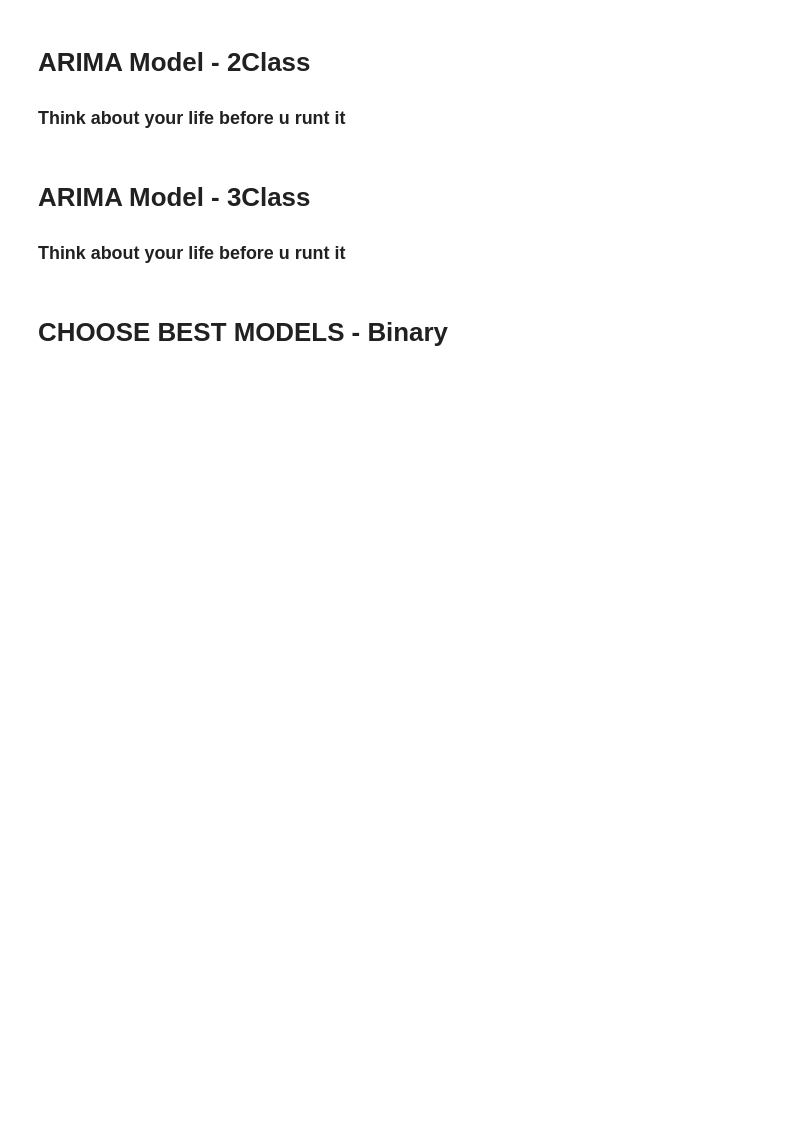
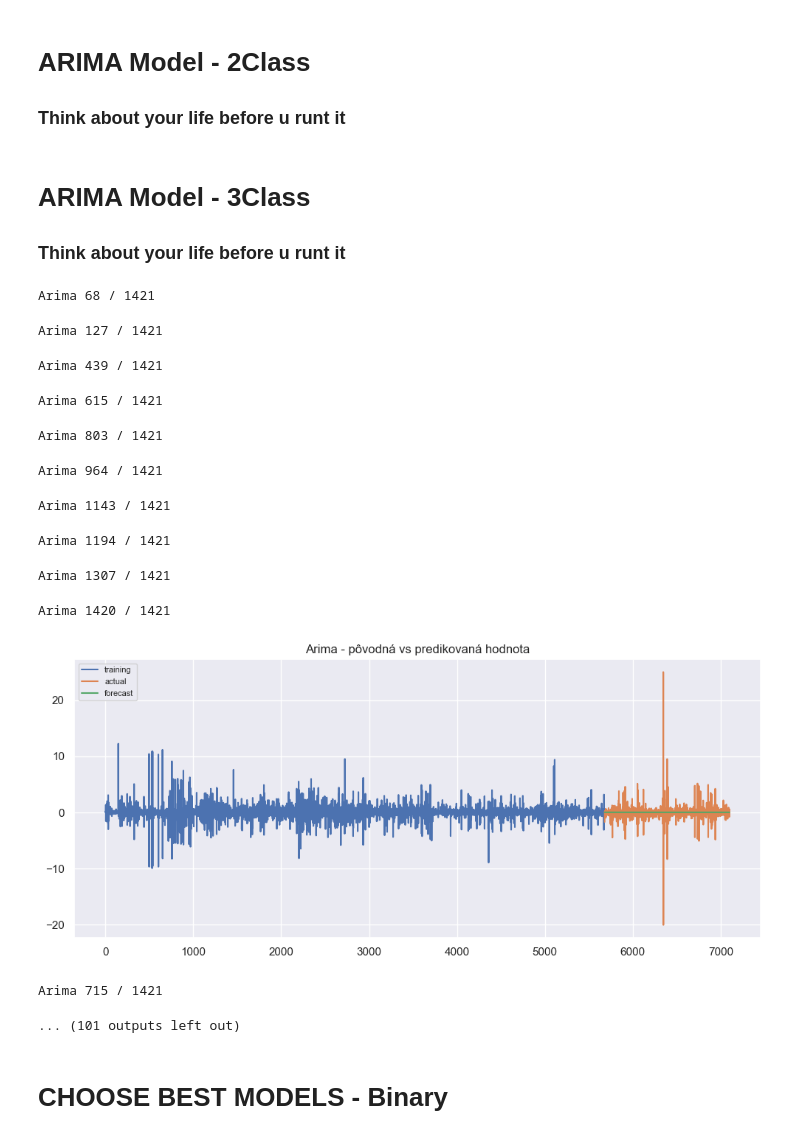
Before and after one commit to KrizanPeter/DP3_Repo, a Jupyter notebook: Experiment NTB.ipynb, the cells around one changed output. Drawn from its saved outputs; the diff is of its cells as text; code cells hidden in the pictures; blank space fills up the shorter version.

```diff
--- a/Experiment NTB.ipynb
+++ b/Experiment NTB.ipynb
@@ -374,17 +352,32 @@ q_values = range(0, 3)
 # %%
 for i in p_values:
     for j in d_values:
         for k in q_values:
             try:
                 df = LoadDifferencedDatasetWithTarget(replace_old=True, target = 'percentage')
-                y_test , y_pred = DefArima(df, splitRatio = 0.8, p = i, d = j, q = k)
+                y_test , y_pred = DefArima3Class(df, splitRatio = 0.8, p = i, d = j, q = k)
             except:
                 print(f'fail at {i} {j} {k}')
                 continue
+
             model = "ARIMA"
             param = f'p: {i}, d: {j}, q: {k}'
-            resultDf = CreateResultAndAppend(resultDf, model, param, y_test, y_pred)
-            SaveTwoClassResult(resultDf)
+            resultDf = CreateResultAndAppendThreeClass(resultDf, model, param, y_test, y_pred)
+            SaveThreeClassResult(resultDf)
+# %% [output]
+Arima 68 / 1421
+Arima 127 / 1421
+Arima 439 / 1421
+Arima 615 / 1421
+Arima 803 / 1421
+Arima 964 / 1421
+Arima 1143 / 1421
+Arima 1194 / 1421
+Arima 1307 / 1421
+Arima 1420 / 1421
+[figure, added]
+Arima 715 / 1421
+... (101 outputs left out)
 # %% [markdown]
 # CHOOSE BEST MODELS - Binary
 # %%
```
Also changed, not shown: parts of 21 cells of this notebook, 2 other files.
